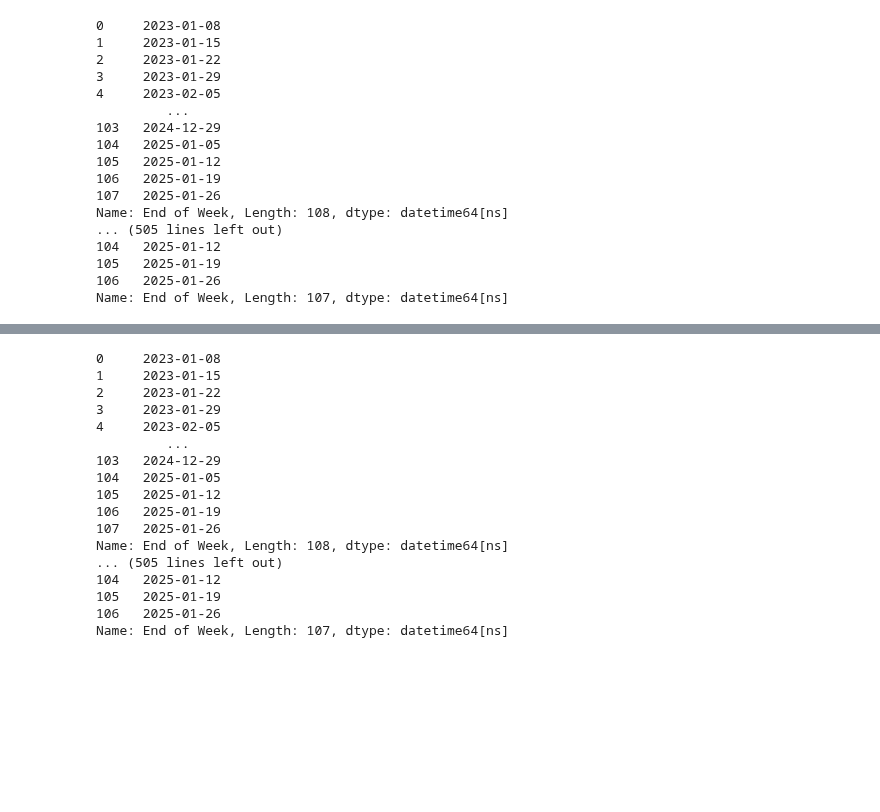
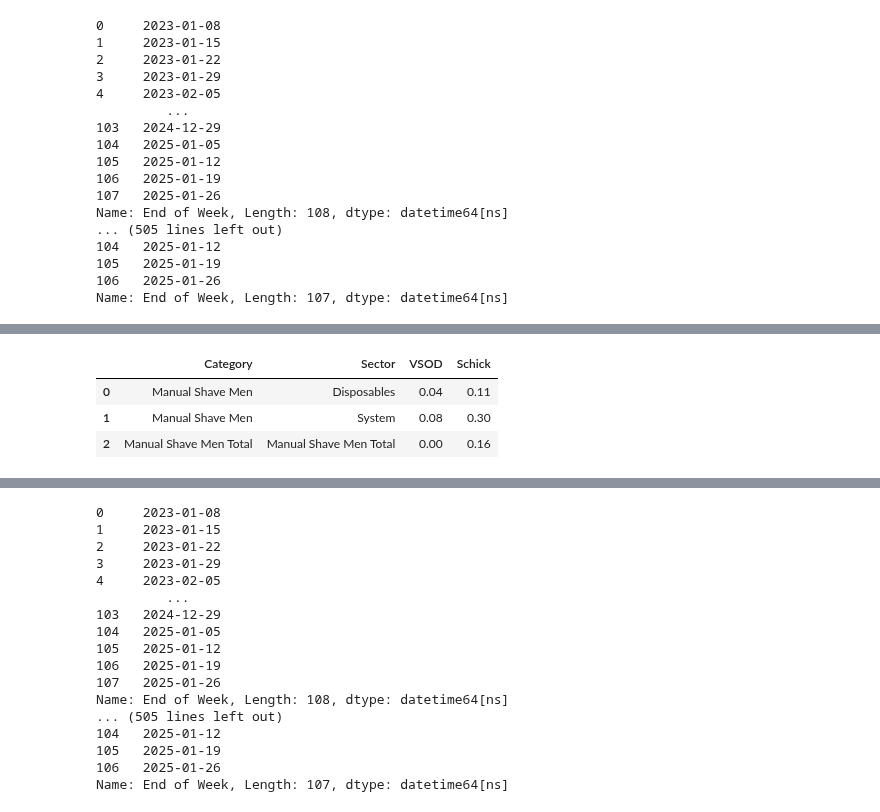
Before and after one commit to PricingOne/Slide-Automate, a Jupyter notebook: Promotion Slide Duplicate/Promotion DuplicateNEW.ipynb, the cells around one changed output, grey strips where cells are left out. Cells and saved outputs as stored; diff of their text form; code cells hidden in the pictures; blank space fills up the shorter version.

```diff
--- a/Promotion Slide Duplicate/Promotion DuplicateNEW.ipynb
+++ b/Promotion Slide Duplicate/Promotion DuplicateNEW.ipynb
@@ -739,3 +824,10 @@ Skipping Equate: missing columns ['Equate']
+# %%
+sect_vsod_merged['Manual Shave Men | Walmart | Manual Shave Men | Schick']
+# %% [output]
+|  | Category | Sector | VSOD | Schick |
+| 0 | Manual Shave Men | Disposables | 0.04 | 0.11 |
+| 1 | Manual Shave Men | System | 0.08 | 0.30 |
+| 2 | Manual Shave Men Total | Manual Shave Men Total | 0.00 | 0.16 |
 # %%
 if len(sectors):
     sect_vsod_count =0
```
Also changed, not shown: parts of 17 cells of this notebook, 1 other file.
